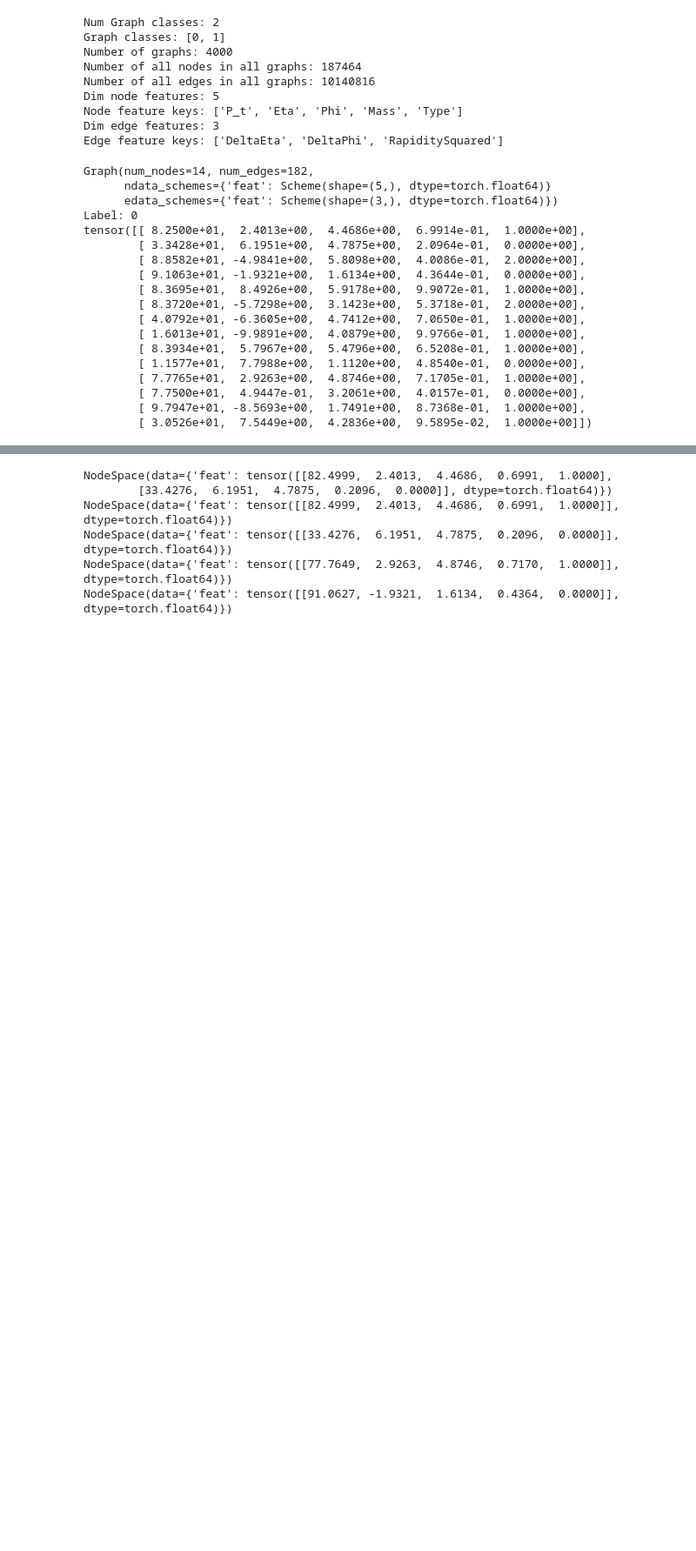
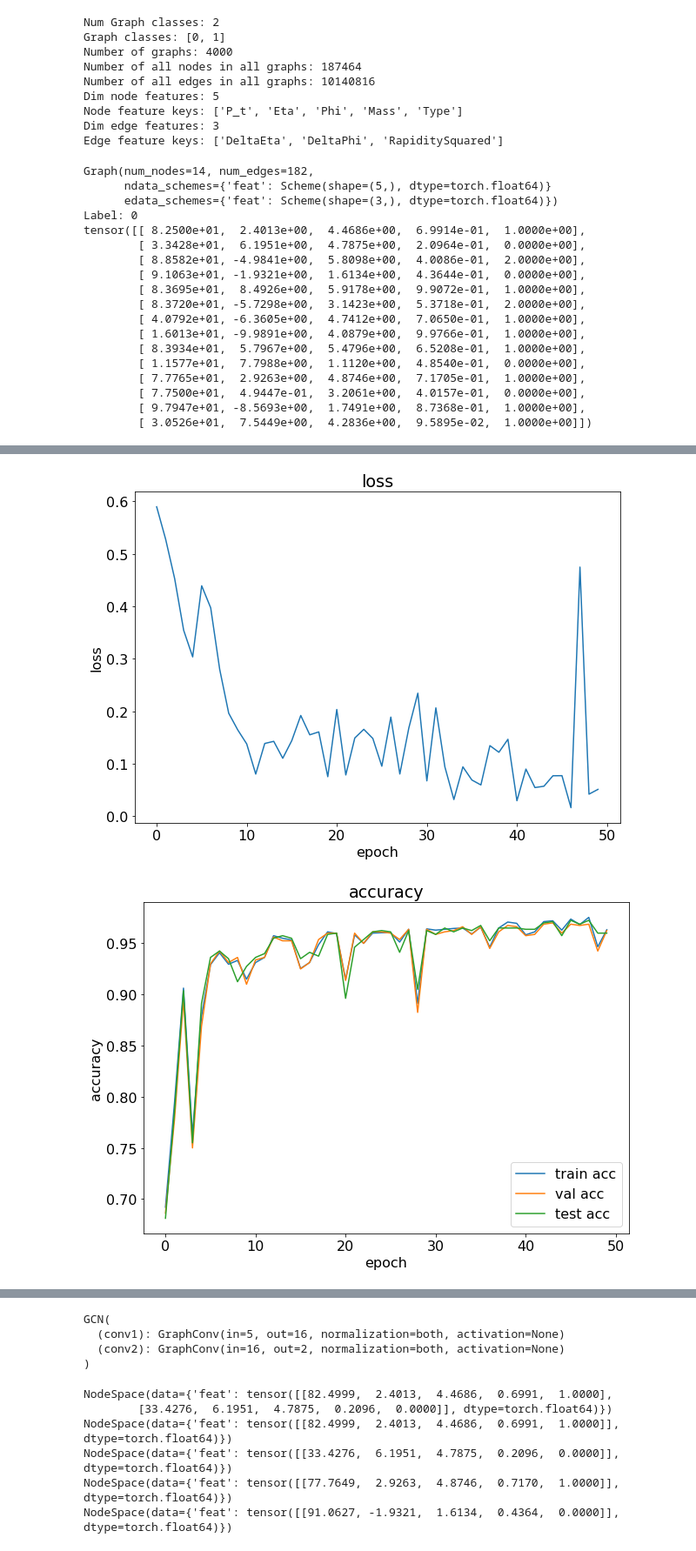
Before and after one commit to andrewissac/GNN_Sandbox, a Jupyter notebook: SimpleGNN.ipynb, the cells around one changed output, grey strips where cells are left out. Shown at 87% size. Drawn from its saved outputs; the diff is of its cells as text; code cells hidden in the pictures; blank space fills up the shorter version.

```diff
--- a/SimpleGNN.ipynb
+++ b/SimpleGNN.ipynb
@@ -149,7 +149,7 @@ def eval(model, device, dataloader):
     num_total_pred = len(y_true)
     acc =  num_correct_pred / num_total_pred
 
-    evalDict = {"y_true": y_true, "y_logits": y_logits, "y_pred": y_pred, "acc": acc}
+    evalDict = {"y_true": y_true.tolist(), "y_logits": y_logits.tolist(), "y_pred": y_pred.tolist(), "acc": acc}
 
     return evalDict
 # %%
@@ -162,6 +162,8 @@ def train(model, device, dataloader, optimizer, loss_fn, epochs):
     model.train()
 
     results = TrainResults()
+    bestModel = None
+    bestValAcc = 0
 
     for epoch in range(epochs):
         for batched_graph, labels in dataloader:
@@ -183,20 +185,26 @@ def train(model, device, dataloader, optimizer, loss_fn, epochs):
         train_result = eval(model, device, train_dataloader)
         val_result = eval(model, device, val_dataloader)
         test_result = eval(model, device, test_dataloader)
-        results.addResult(model, loss.detach().cpu().numpy(), train_result['acc'], val_result['acc'], test_result['acc'])
+
+        #results.addResult(model, list(loss.detach().cpu().numpy()), train_result, val_result, test_result)
+        results.addResult(loss.tolist(), train_result, val_result, test_result)
         results.printLastResult()
 
-    return results
+        if results.best_val_acc > bestValAcc:
+            bestValAcc = results.best_val_acc
+            bestModel = copy.deepcopy(model)
+
+    return results, bestModel
 # %%
 device = 'cuda' if torch.cuda.is_available() else 'cpu'
 
 # Create the model with given dimensions
 model = GCN(dataset.dim_nfeats, 16, dataset.num_graph_classes).to(device)
 model.reset_parameters()
-optimizer = torch.optim.Adam(model.parameters(), lr=0.01)
+optimizer = torch.optim.Adam(model.parameters(), lr=0.005)
 loss_fn = nn.CrossEntropyLoss()
 epochs = 50
 
-result = train(model, device, train_dataloader, optimizer, loss_fn, epochs)
+results, bestmodel = train(model, device, train_dataloader, optimizer, loss_fn, epochs)
 # %% [output]
 Device: cuda
@@ -226,0 +227,8 @@ Epoch: 49, Loss: 0.0618, Train: 97.79%, Valid: 98.38% Test: 97.12%
+# %%
+results.printBestResult()
+results.plotLoss()
+results.plotAcc()
+results.plotROC()
+results.pickle('', 'test.pkl')
+print(bestmodel)
+# %% [output]
@@ -226,0 +236,2 @@ Epoch: 49, Loss: 0.0618, Train: 97.79%, Valid: 98.38% Test: 97.12%
+[figure, added]
+[figure, added]
@@ -226,0 +239,4 @@ Epoch: 49, Loss: 0.0618, Train: 97.79%, Valid: 98.38% Test: 97.12%
+GCN(
+  (conv1): GraphConv(in=5, out=16, normalization=both, activation=None)
+  (conv2): GraphConv(in=16, out=2, normalization=both, activation=None)
+)
```
Also changed, not shown: parts of 6 cells of this notebook, 1 other file.
